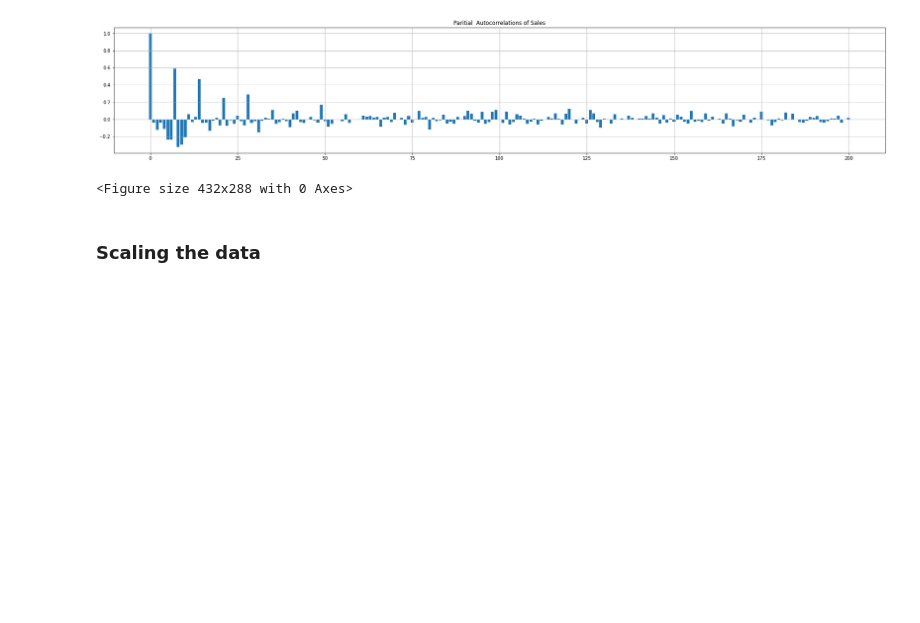
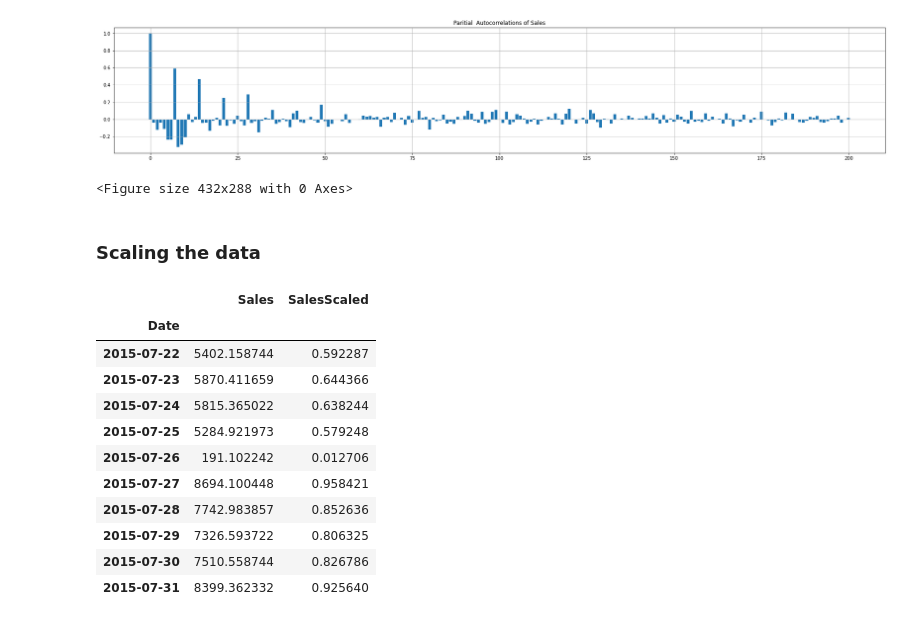
Before and after one commit to Micky373/Sales_forcasting, a Jupyter notebook: notebooks/deep_learning_modeling.ipynb, the cells around one changed output. Drawn from its saved outputs; the diff is of its cells as text; code cells hidden in the pictures; blank space fills up the shorter version.

Commit message:
Finish data scaling

```diff
--- a/notebooks/deep_learning_modeling.ipynb
+++ b/notebooks/deep_learning_modeling.ipynb
@@ -153,3 +153,24 @@ corrPlots(pacfNp, "Paritial")
 <Figure size 432x288 with 0 Axes>
 # %% [markdown]
 ### Scaling the data
+# %%
+# scaling the data from -1 to 1 for the model fitting
+
+scaler = MinMaxScaler()
+scaler.fit(sales_per_day.Sales.values.reshape([-1, 1]))
+SalesScaled = scaler.transform(sales_per_day.Sales.values.reshape(-1, 1))
+sales_per_day['SalesScaled'] = SalesScaled
+sales_per_day.tail(10)
+# %% [output]
+|  | Sales | SalesScaled |
+| Date |  |  |
+| 2015-07-22 | 5402.158744 | 0.592287 |
+| 2015-07-23 | 5870.411659 | 0.644366 |
+| 2015-07-24 | 5815.365022 | 0.638244 |
+| 2015-07-25 | 5284.921973 | 0.579248 |
+| 2015-07-26 | 191.102242 | 0.012706 |
+| 2015-07-27 | 8694.100448 | 0.958421 |
+| 2015-07-28 | 7742.983857 | 0.852636 |
+| 2015-07-29 | 7326.593722 | 0.806325 |
+| 2015-07-30 | 7510.558744 | 0.826786 |
+| 2015-07-31 | 8399.362332 | 0.925640 |
```
Also changed, not shown: parts of 3 cells of this notebook, 2 other files.
